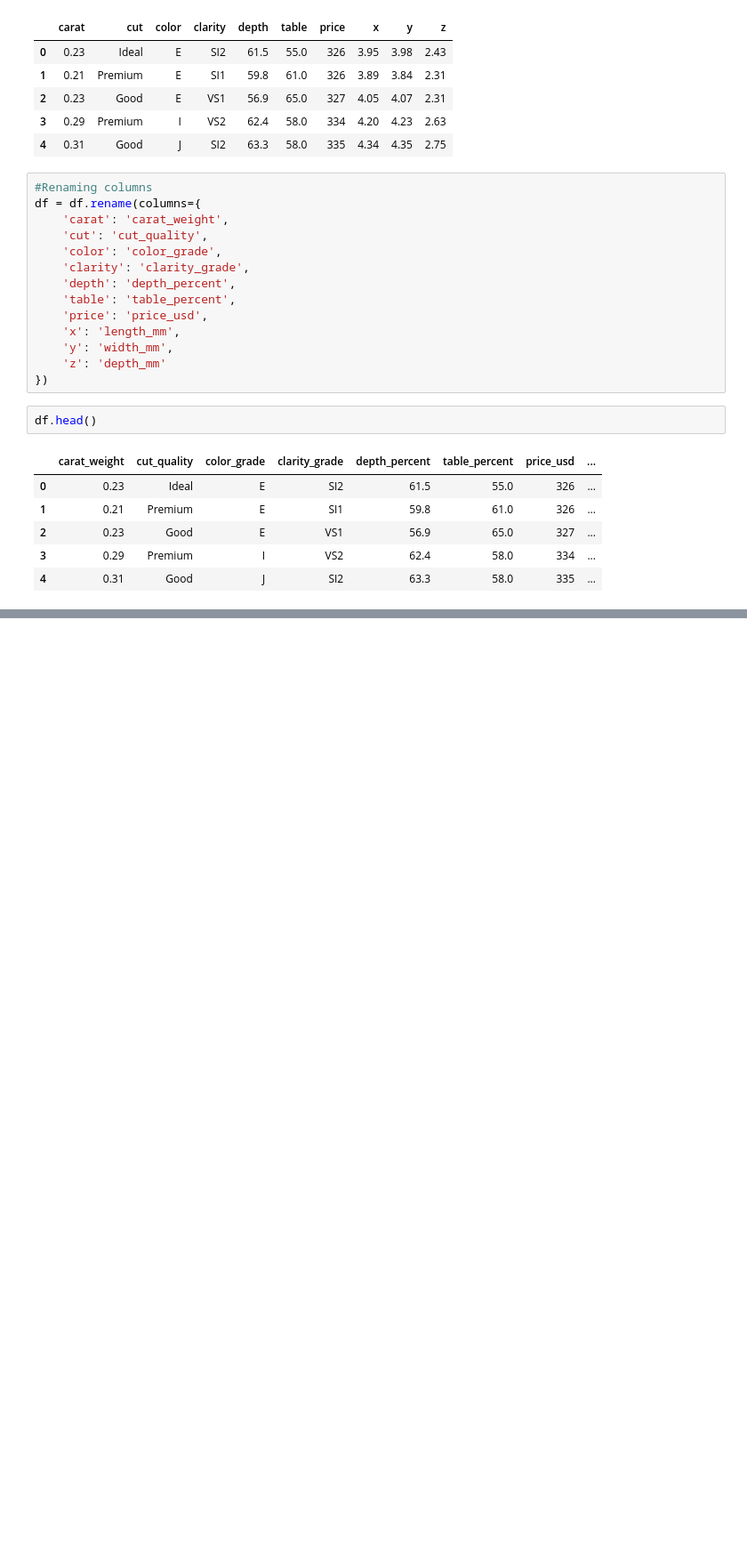
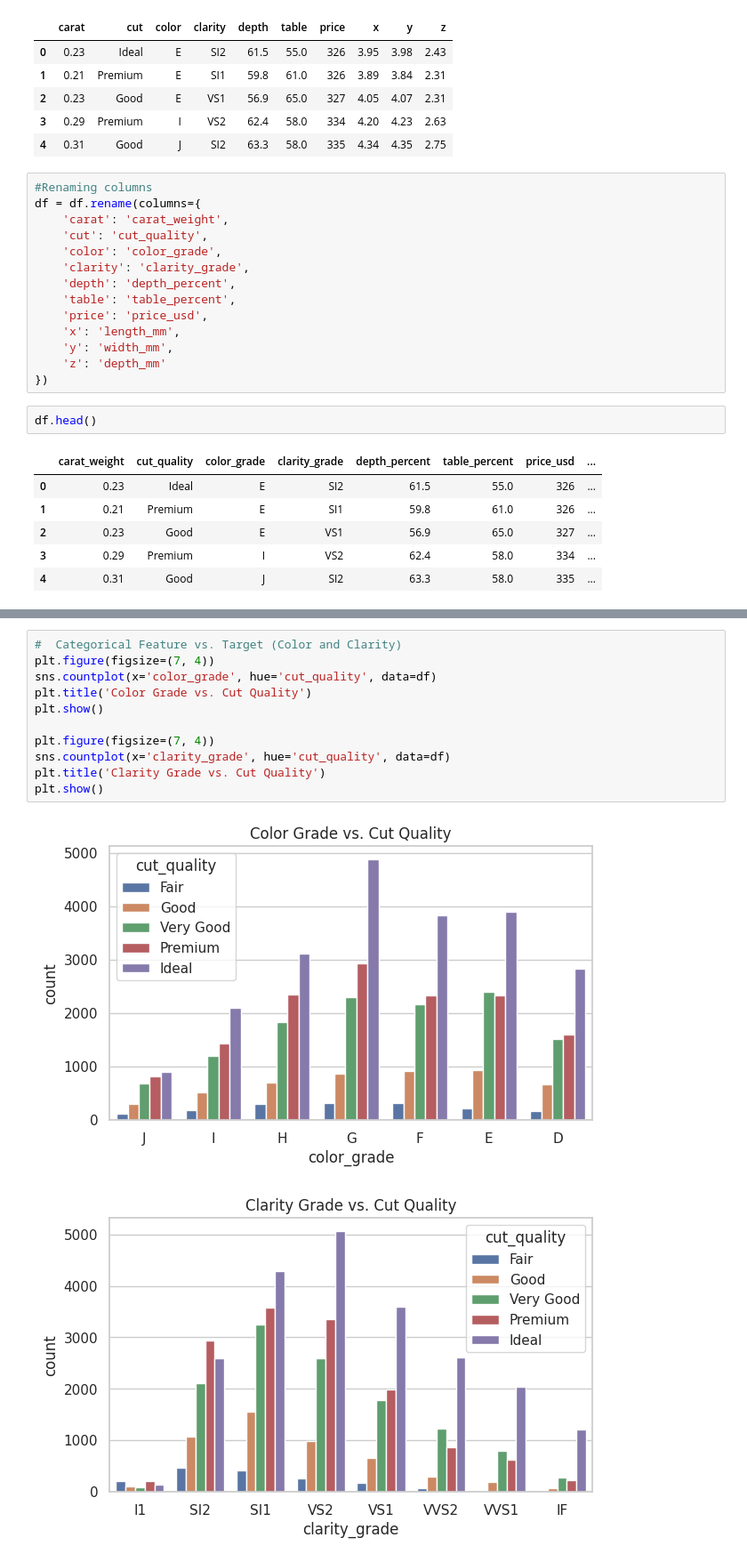
Before and after one commit to Krishnapabbu17/diamonds-analysis, a Jupyter notebook: DataScienceProject.ipynb, the cells around one changed output, grey strips where cells are left out. Shown: that part at 89% size. Drawn from its saved outputs; the diff is of its cells as text; blank space fills up the shorter version.

```diff
--- a/DataScienceProject.ipynb
+++ b/DataScienceProject.ipynb
@@ -203,0 +251,14 @@ df.head()
+# %%
+#  Categorical Feature vs. Target (Color and Clarity)
+plt.figure(figsize=(7, 4))
+sns.countplot(x='color_grade', hue='cut_quality', data=df)
+plt.title('Color Grade vs. Cut Quality')
+plt.show()
+
+plt.figure(figsize=(7, 4))
+sns.countplot(x='clarity_grade', hue='cut_quality', data=df)
+plt.title('Clarity Grade vs. Cut Quality')
+plt.show()
+# %% [output]
+[figure, added]
+[figure, added]
```
Also changed, not shown: parts of 5 cells of this notebook.
